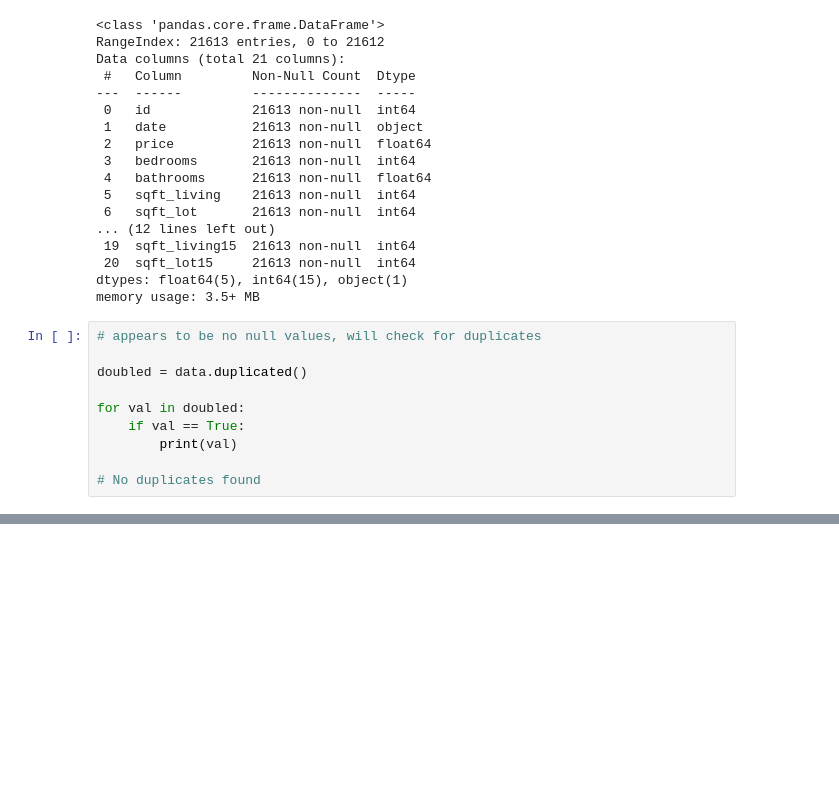
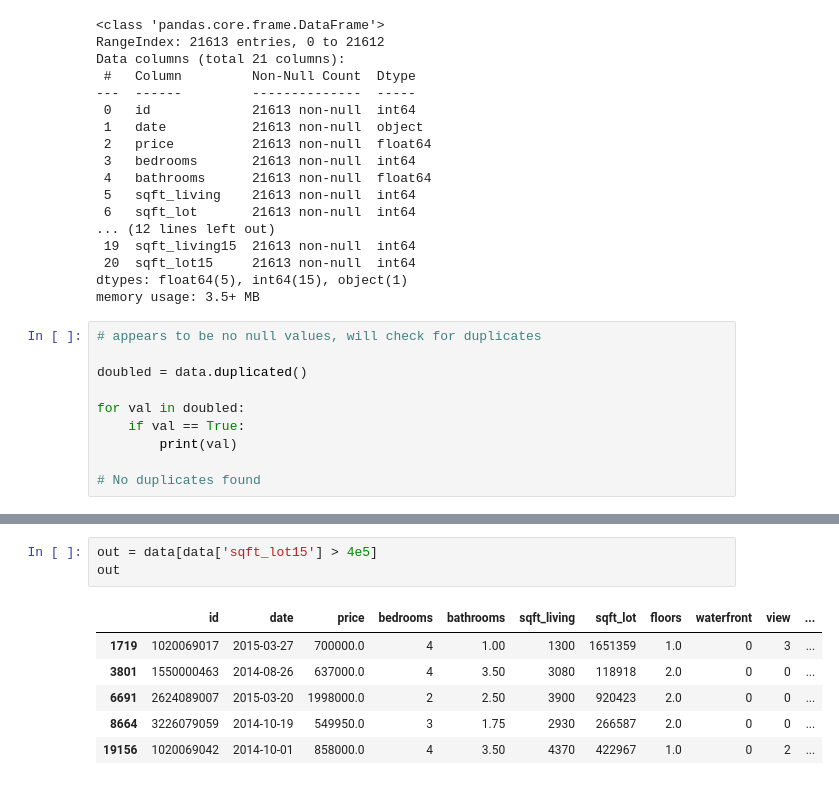
Before and after one commit to darrens2k/intro-to-data-science, a Jupyter notebook: Assignment_3.ipynb, the cells around one changed output, grey strips where cells are left out. Saved outputs shown, nothing was run; the diff lists cells and outputs as text; blank space fills up the shorter version.

```diff
--- a/Assignment_3.ipynb
+++ b/Assignment_3.ipynb
@@ -99,0 +270,10 @@ for val in doubled:
+# %%
+out = data[data['sqft_lot15'] > 4e5]
+out
+# %% [output]
+|  | id | date | price | bedrooms | bathrooms | sqft_living | sqft_lot | floors | waterfront | view | ... |
+| 1719 | 1020069017 | 2015-03-27 | 700000.0 | 4 | 1.00 | 1300 | 1651359 | 1.0 | 0 | 3 | ... |
+| 3801 | 1550000463 | 2014-08-26 | 637000.0 | 4 | 3.50 | 3080 | 118918 | 2.0 | 0 | 0 | ... |
+| 6691 | 2624089007 | 2015-03-20 | 1998000.0 | 2 | 2.50 | 3900 | 920423 | 2.0 | 0 | 0 | ... |
+| 8664 | 3226079059 | 2014-10-19 | 549950.0 | 3 | 1.75 | 2930 | 266587 | 2.0 | 0 | 0 | ... |
+| 19156 | 1020069042 | 2014-10-01 | 858000.0 | 4 | 3.50 | 4370 | 422967 | 1.0 | 0 | 2 | ... |
```
Also changed, not shown: parts of 10 cells of this notebook.
